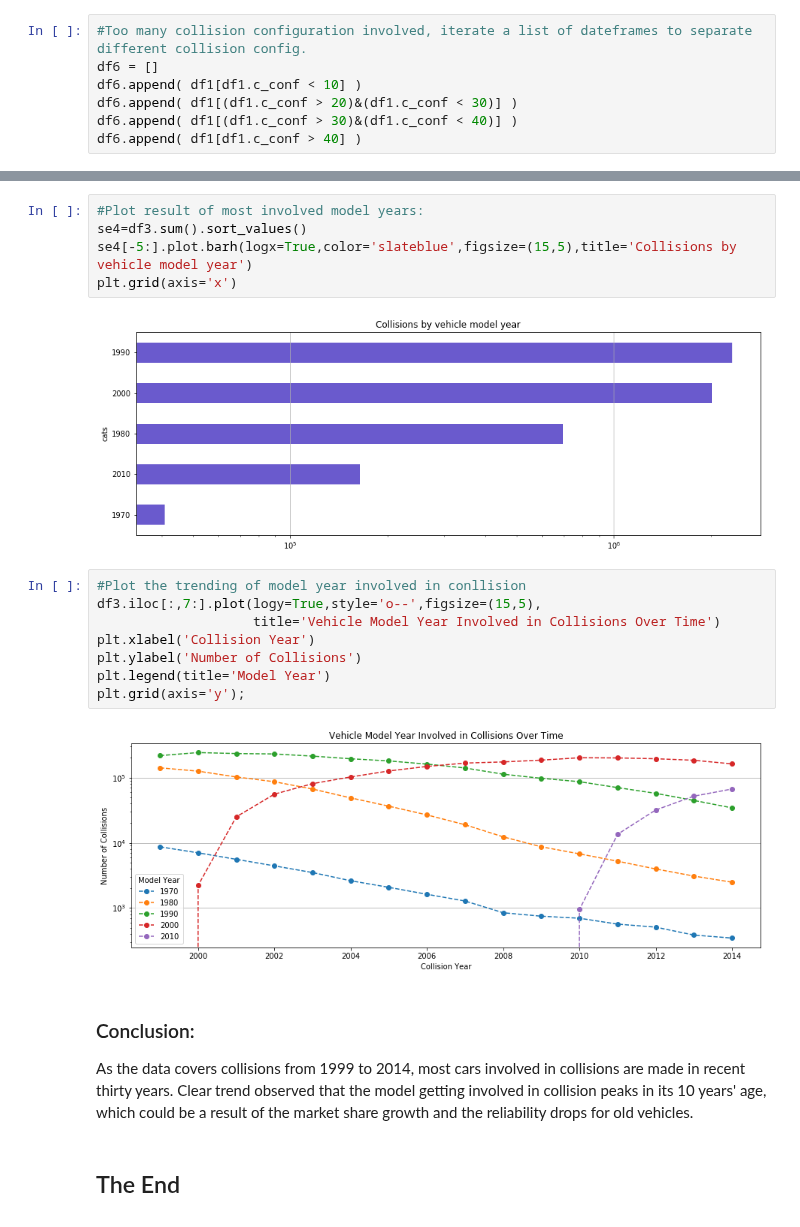
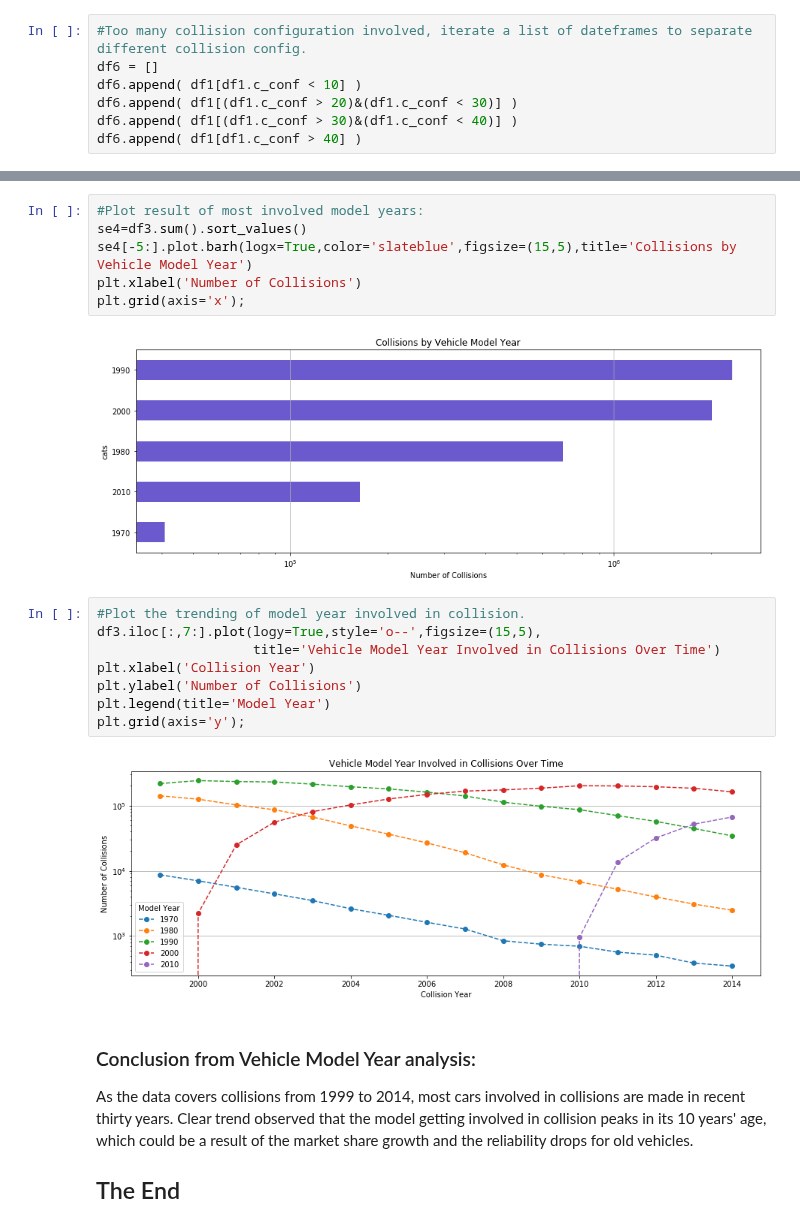
Before and after one commit to rynho/3250-G3, a Jupyter notebook: jupyterNB/G3_Project_Ryan.ipynb, the cells around one changed output, grey strips where cells are left out. Drawn from its saved outputs; the diff is of its cells as text.

```diff
--- a/jupyterNB/G3_Project_Ryan.ipynb
+++ b/jupyterNB/G3_Project_Ryan.ipynb
@@ -573,12 +561,13 @@ df3
 # %%
 #Plot result of most involved model years:
 se4=df3.sum().sort_values()
-se4[-5:].plot.barh(logx=True,color='slateblue',figsize=(15,5),title='Collisions by vehicle model year')
-plt.grid(axis='x')
+se4[-5:].plot.barh(logx=True,color='slateblue',figsize=(15,5),title='Collisions by Vehicle Model Year')
+plt.xlabel('Number of Collisions')
+plt.grid(axis='x');
 # %% [output]
-[figure, old version]
+[figure, new version]
 # %%
-#Plot the trending of model year involved in conllision
+#Plot the trending of model year involved in collision.
 df3.iloc[:,7:].plot(logy=True,style='o--',figsize=(15,5),
                     title='Vehicle Model Year Involved in Collisions Over Time')
 plt.xlabel('Collision Year')
@@ -588,8 +577,8 @@ plt.grid(axis='y');
 # %% [output]
 [figure]
 # %% [markdown]
-### Conclusion:
+### Conclusion from Vehicle Model Year analysis:
 As the data covers collisions from 1999 to 2014, most cars involved in collisions are made in recent thirty years.
 Clear trend observed that the model getting involved in collision peaks in its 10 years' age, which could be a result of the market share growth and the reliability drops for old vehicles.
+
+## The End
-# %% [markdown]
-## The End
```
Also changed, not shown: parts of 40 cells of this notebook.
